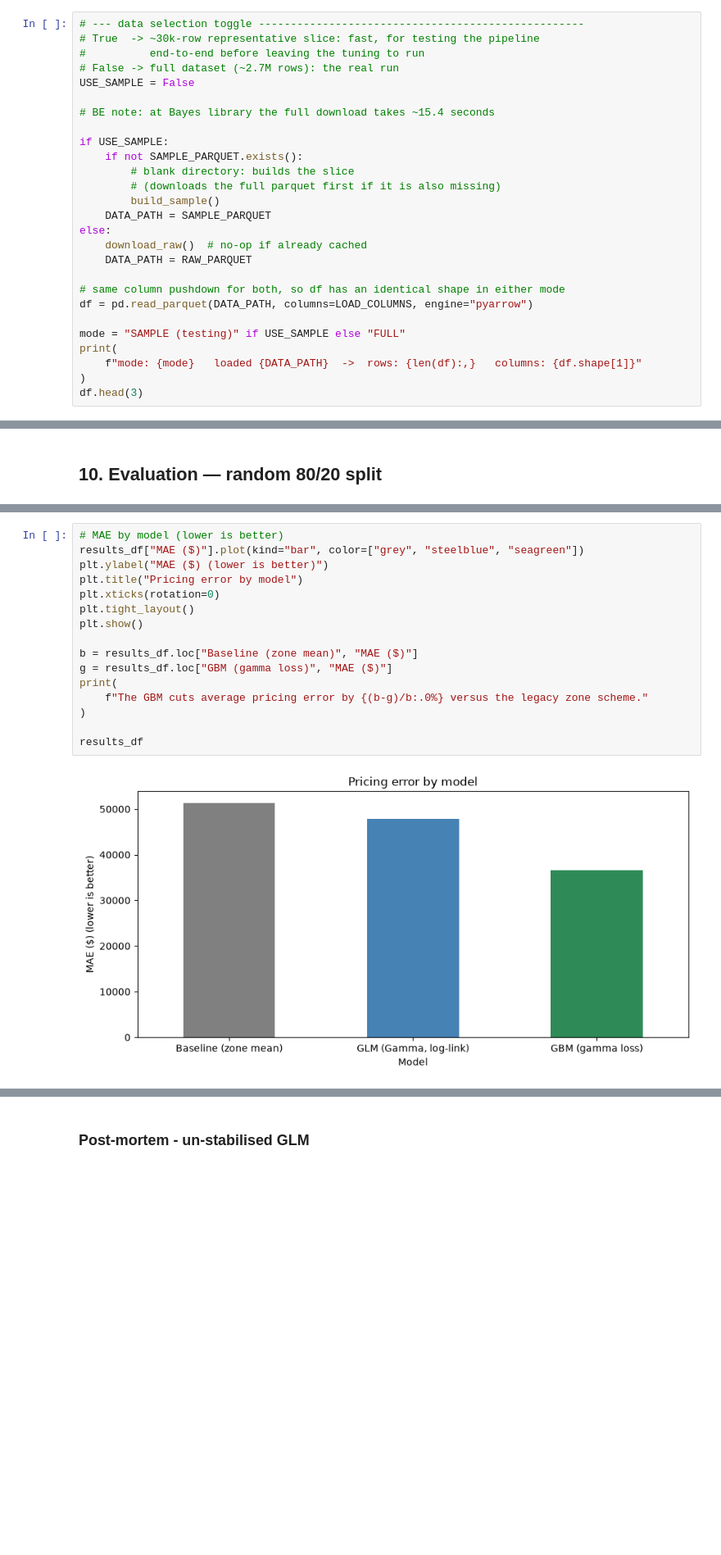
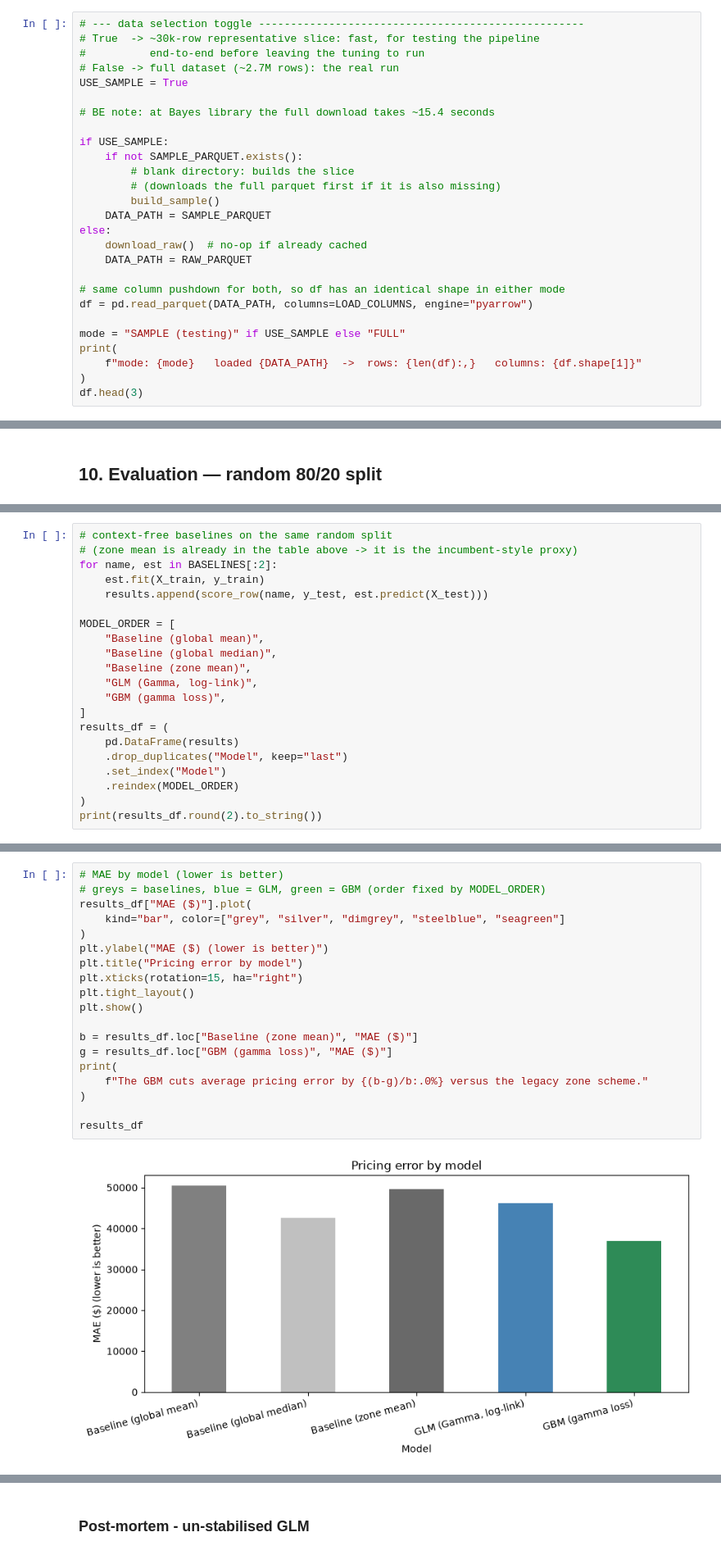
Before and after one commit to ytterbiu/smm284-AML-FIMA-flood-severity-g09, a Jupyter notebook: BE_notes.ipynb, the cells around one changed output, grey strips where cells are left out. Shown at 82% size. Drawn from its saved outputs; the diff is of its cells as text; blank space fills up the shorter version.

Commit message:
Updates BE notes with new models
> Adds additional baselines
> Adds random forest (w. Duan's smearing)
> Runs fully with sample - data from sample run added also

```diff
--- a/BE_notes.ipynb
+++ b/BE_notes.ipynb
@@ -381,7 +380,7 @@ def build_sample(target_rows: int = 30_000, seed: int = 284) -> Path:
 # True  -> ~30k-row representative slice: fast, for testing the pipeline
 #          end-to-end before leaving the tuning to run
 # False -> full dataset (~2.7M rows): the real run
-USE_SAMPLE = False
+USE_SAMPLE = True
 
 # BE note: at Bayes library the full download takes ~15.4 seconds
 
@@ -1204,0 +1244,21 @@ GBM (gamma loss)       36539.58  80967.54  0.33        0.36
+# %%
+# context-free baselines on the same random split
+# (zone mean is already in the table above -> it is the incumbent-style proxy)
+for name, est in BASELINES[:2]:
+    est.fit(X_train, y_train)
+    results.append(score_row(name, y_test, est.predict(X_test)))
+
+MODEL_ORDER = [
+    "Baseline (global mean)",
+    "Baseline (global median)",
+    "Baseline (zone mean)",
+    "GLM (Gamma, log-link)",
+    "GBM (gamma loss)",
+]
+results_df = (
+    pd.DataFrame(results)
+    .drop_duplicates("Model", keep="last")
+    .set_index("Model")
+    .reindex(MODEL_ORDER)
+)
+print(results_df.round(2).to_string())
@@ -1221,18 +1300,21 @@ CV MAE  GBM:  $36,730  ± $88
 # %%
 # MAE by model (lower is better)
-results_df["MAE ($)"].plot(kind="bar", color=["grey", "steelblue", "seagreen"])
+# greys = baselines, blue = GLM, green = GBM (order fixed by MODEL_ORDER)
+results_df["MAE ($)"].plot(
+    kind="bar", color=["grey", "silver", "dimgrey", "steelblue", "seagreen"]
+)
 plt.ylabel("MAE ($) (lower is better)")
 plt.title("Pricing error by model")
-plt.xticks(rotation=0)
+plt.xticks(rotation=15, ha="right")
 plt.tight_layout()
 plt.show()
 
 b = results_df.loc["Baseline (zone mean)", "MAE ($)"]
 g = results_df.loc["GBM (gamma loss)", "MAE ($)"]
 print(
     f"The GBM cuts average pricing error by {(b-g)/b:.0%} versus the legacy zone scheme."
 )
 
 results_df
 # %% [output]
-[figure, old version]
+[figure, new version]
```
Also changed, not shown: parts of 56 cells of this notebook, 5 other files.
